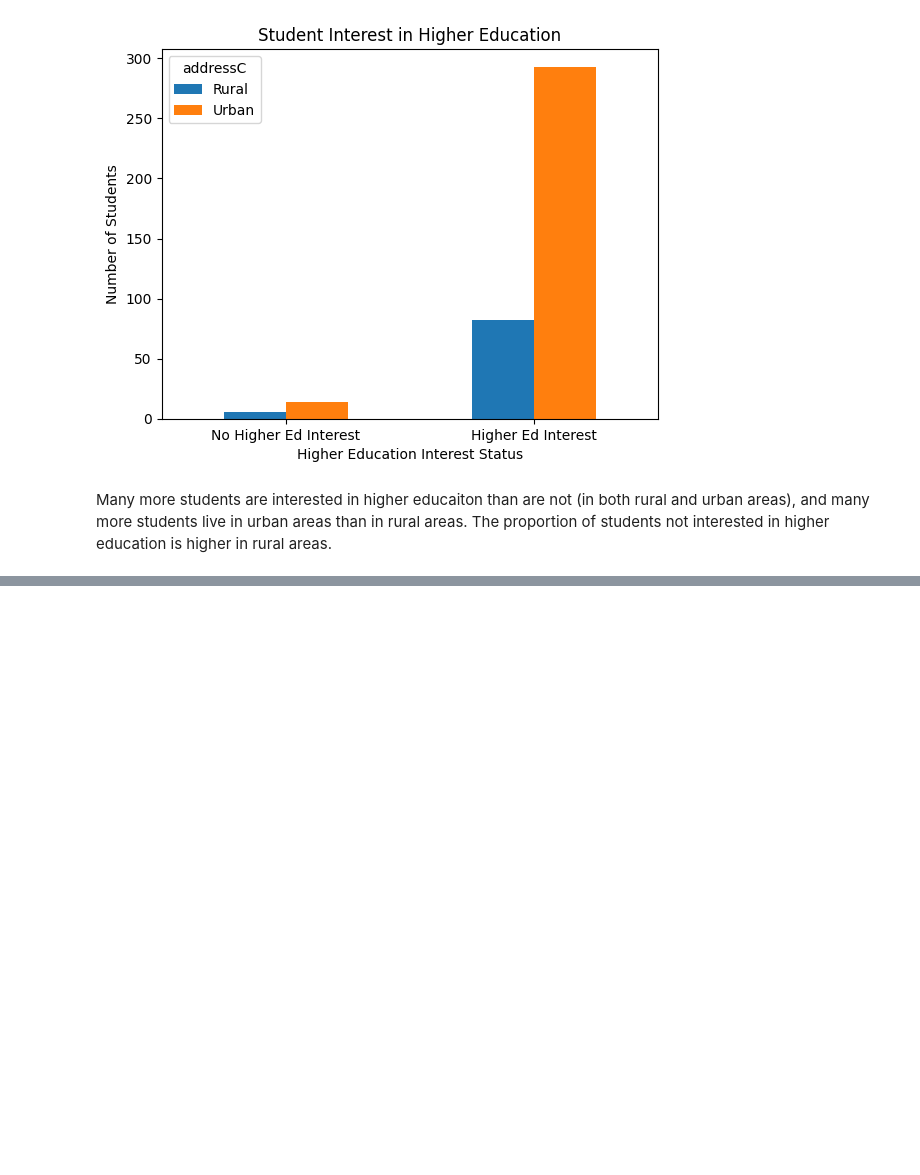
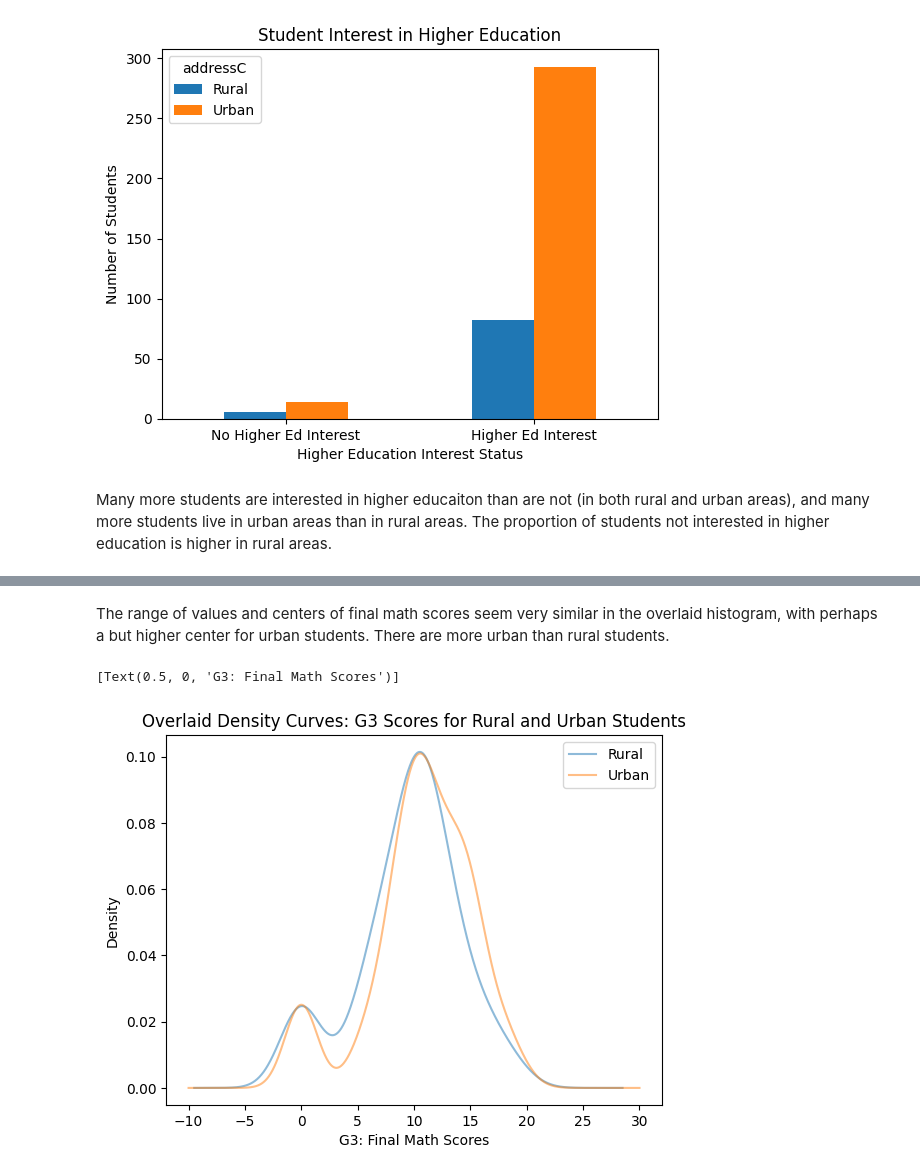
Before and after one commit to lytyler/ST554_Homework4, a Jupyter notebook: Homework4.ipynb, the cells around one changed output, grey strips where cells are left out. Drawn from its saved outputs; the diff is of its cells as text; code cells hidden in the pictures; blank space fills up the shorter version.

```diff
--- a/Homework4.ipynb
+++ b/Homework4.ipynb
@@ -285,0 +309,13 @@ Many more students are interested in higher educaiton than are not (in both rura
+# %% [markdown]
+The range of values and centers of final math scores seem very similar in the overlaid histogram, with perhaps a but higher center for urban students. There are more urban than rural students.
+# %%
+#Create overlaid density curves for urban vs. rural G3 scores
+G3_rural.plot(kind = "density", alpha = 0.5, label = "Rural",
+                   title = "Overlaid Density Curves: G3 Scores for Rural and Urban Students",
+              legend = True)
+G3_urban.plot(kind = "density", alpha = 0.5, label = "Urban",
+              legend = True) \
+    .set(xlabel = "G3: Final Math Scores")
+# %% [output]
+[Text(0.5, 0, 'G3: Final Math Scores')]
+[figure, added]
```
Also changed, not shown: parts of 9 cells of this notebook.
